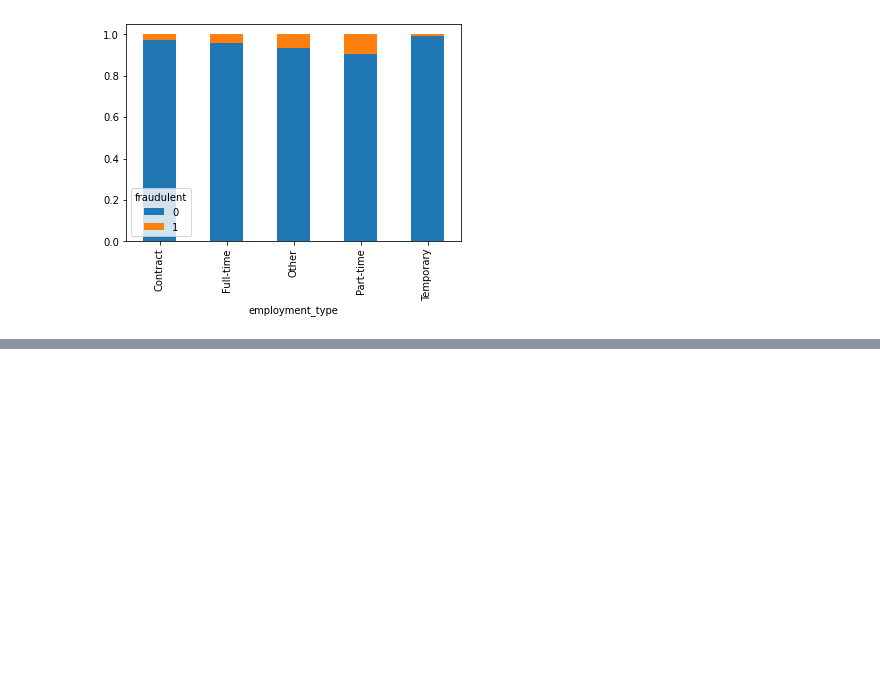
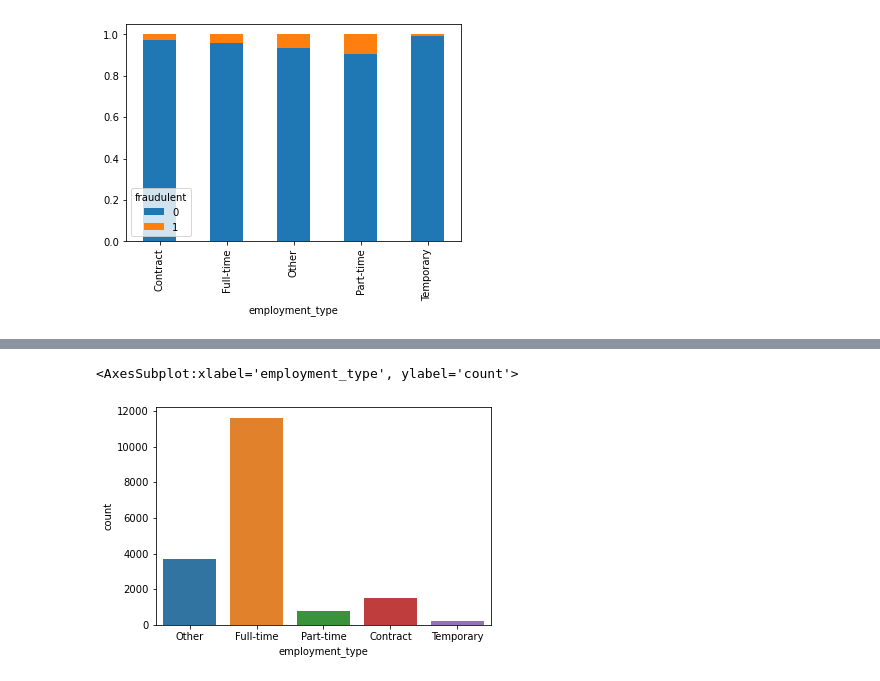
Before and after one commit to hjyoon16/Fake_Job_Post_Classification, a Jupyter notebook: Team_4_Project.ipynb, the cells around one changed output, grey strips where cells are left out. Saved outputs shown, nothing was run; the diff lists cells and outputs as text; code cells hidden in the pictures; blank space fills up the shorter version.

```diff
--- a/Team_4_Project.ipynb
+++ b/Team_4_Project.ipynb
@@ -92,3 +92,5 @@ crosstab_norm.plot(kind='bar', stacked = True)
 # %% [output]
 <AxesSubplot:xlabel='employment_type'>
 [figure]
+# %%
+dt.location = dt.location.fillna('blank')
@@ -94,0 +107,6 @@ crosstab_norm.plot(kind='bar', stacked = True)
+# %%
+dt.employment_type = dt.employment_type.fillna('Other')
+# %%
+dt.required_experience = dt.required_experience.fillna('Unspecified')
+# %%
+dt.required_education = dt.required_education.fillna('Not Applicable')
@@ -94,0 +169,5 @@ crosstab_norm.plot(kind='bar', stacked = True)
+# %%
+sns.countplot(x = dt['employment_type'], data=dt)
+# %% [output]
+<AxesSubplot:xlabel='employment_type', ylabel='count'>
+[figure, added]
```
Also changed, not shown: parts of 16 cells of this notebook.
